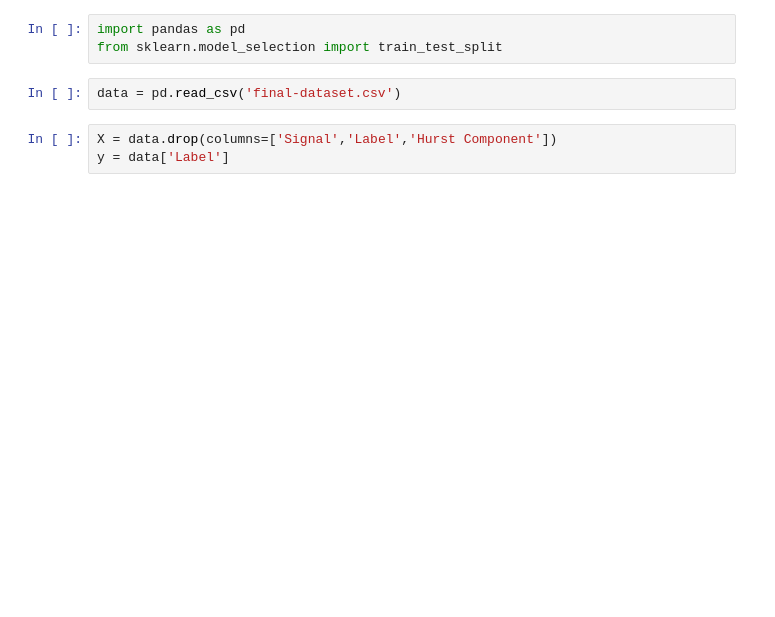
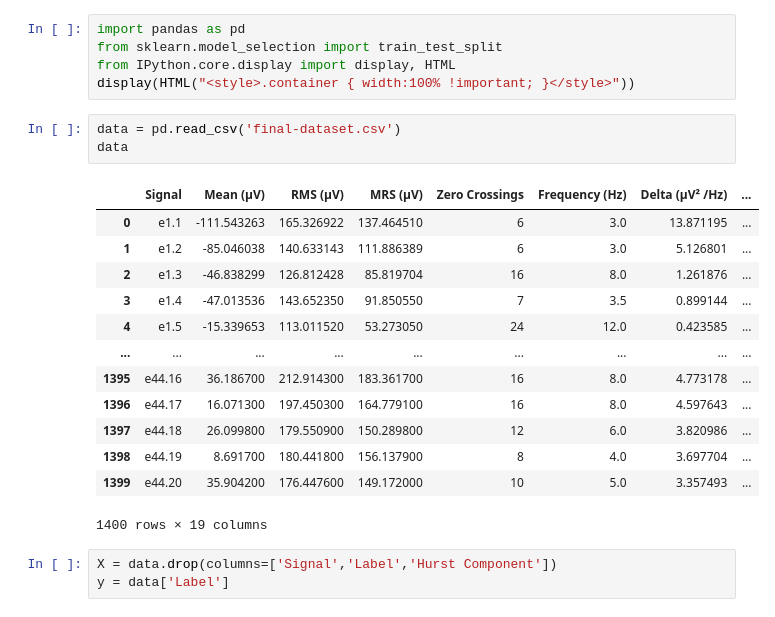
Before and after one commit to Anjalizi/Neonatal-Seizures, a Jupyter notebook: Variance Threshold/VT-KNN.ipynb, the cells around one changed output. Drawn from its saved outputs; the diff is of its cells as text; blank space fills up the shorter version.

```diff
--- a/Variance Threshold/VT-KNN.ipynb
+++ b/Variance Threshold/VT-KNN.ipynb
@@ -1,8 +1,25 @@
 # %%
 import pandas as pd
 from sklearn.model_selection import train_test_split
+from IPython.core.display import display, HTML
+display(HTML("<style>.container { width:100% !important; }</style>"))
 # %%
 data = pd.read_csv('final-dataset.csv')
+data
+# %% [output]
+|  | Signal | Mean (µV) | RMS (µV) | MRS (µV) | Zero Crossings | Frequency (Hz) | Delta (µV² /Hz) | ... |
+| 0 | e1.1 | -111.543263 | 165.326922 | 137.464510 | 6 | 3.0 | 13.871195 | ... |
+| 1 | e1.2 | -85.046038 | 140.633143 | 111.886389 | 6 | 3.0 | 5.126801 | ... |
+| 2 | e1.3 | -46.838299 | 126.812428 | 85.819704 | 16 | 8.0 | 1.261876 | ... |
+| 3 | e1.4 | -47.013536 | 143.652350 | 91.850550 | 7 | 3.5 | 0.899144 | ... |
+| 4 | e1.5 | -15.339653 | 113.011520 | 53.273050 | 24 | 12.0 | 0.423585 | ... |
+| ... | ... | ... | ... | ... | ... | ... | ... | ... |
+| 1395 | e44.16 | 36.186700 | 212.914300 | 183.361700 | 16 | 8.0 | 4.773178 | ... |
+| 1396 | e44.17 | 16.071300 | 197.450300 | 164.779100 | 16 | 8.0 | 4.597643 | ... |
+| 1397 | e44.18 | 26.099800 | 179.550900 | 150.289800 | 12 | 6.0 | 3.820986 | ... |
+| 1398 | e44.19 | 8.691700 | 180.441800 | 156.137900 | 8 | 4.0 | 3.697704 | ... |
+| 1399 | e44.20 | 35.904200 | 176.447600 | 149.172000 | 10 | 5.0 | 3.357493 | ... |
+1400 rows × 19 columns
 # %%
 X = data.drop(columns=['Signal','Label','Hurst Component'])
 y = data['Label']
```
Also changed, not shown: parts of 4 cells of this notebook, 5 other files.
